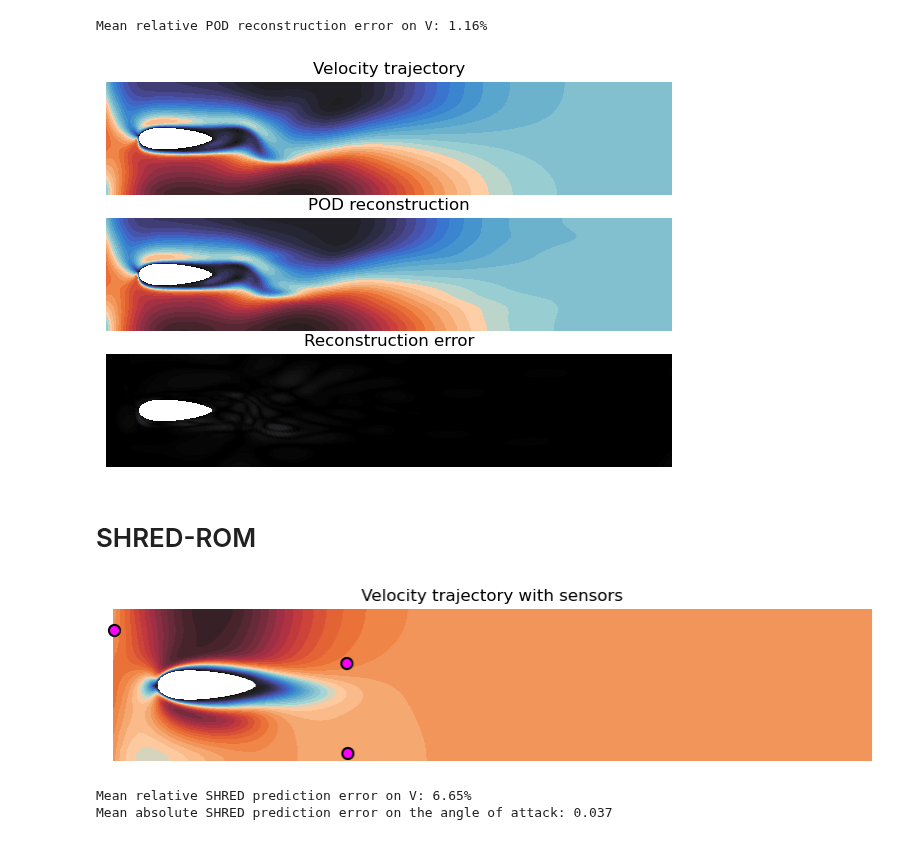
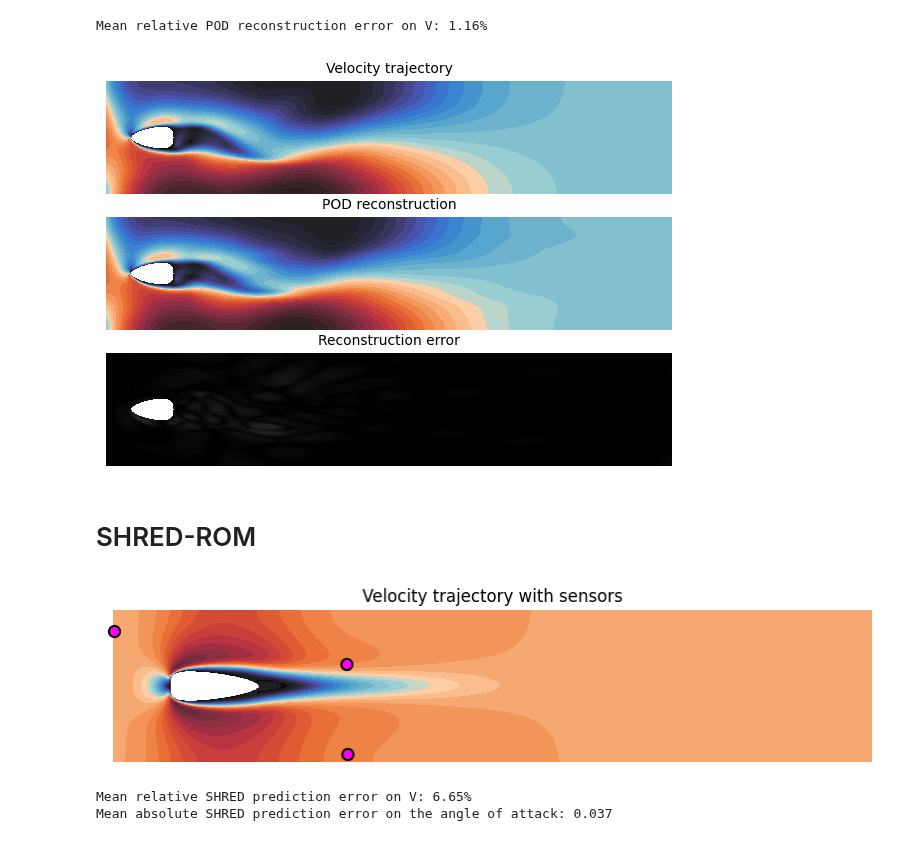
Before and after one commit to markus0800/SHRED-ROM, a Jupyter notebook: FlowAroundObstacle.ipynb, the cells around one changed output. Cells and saved outputs as stored; diff of their text form; code cells hidden in the pictures.

```diff
--- a/FlowAroundObstacle.ipynb
+++ b/FlowAroundObstacle.ipynb
@@ -608,19 +608,19 @@ Mean relative POD reconstruction error on V: 1.16%
 # %%
 # FOM vs POD RECONSTRUCTION (PLOTS)
 
 from utils.processdata import trajectories
 
 whichtrajectory = 0
 whichtimes = np.arange(0, 20)
 
 plotlist = [Vtest[whichtrajectory, whichtimes], Vtest_reconstructed[whichtrajectory, whichtimes], ((Vtest[whichtrajectory, whichtimes] - Vtest_reconstructed[whichtrajectory, whichtimes])**2).sqrt()]
-params_geo = MU[whichtrajectory, 0, 2:]
+params_geo = MUtest[whichtrajectory, 0, 2:]
 vmin = min(np.abs(plotlist[i]).min() for i in range(len(plotlist)))
 vmax = max(np.abs(plotlist[i]).max() for i in range(len(plotlist)))
 
 trajectories(plotlist, plot_velocity, titles = ("Velocity trajectory", "POD reconstruction", "Reconstruction error"), figsize = (10, 5), vertical = True)
 # %% [output]
-[figure, old version]
+[figure, new version]
 # %% [markdown]
 # SHRED-ROM
 # %%
@@ -676,7 +676,7 @@ whichtimes = np.arange(0, 20)
 
 trajectory_with_sensors(Vtrain[whichtrajectory, whichtimes], MUtrain[whichtrajectory, 0, 2:], idx_sensors, title = "Velocity trajectory with sensors")
 # %% [output]
-[figure, old version]
+[figure, new version]
 # %%
 # BUILD TRAIN, VALIDATION AND TEST DATASETS WITH PADDING
 
```
Also changed, not shown: parts of 5 cells of this notebook.
